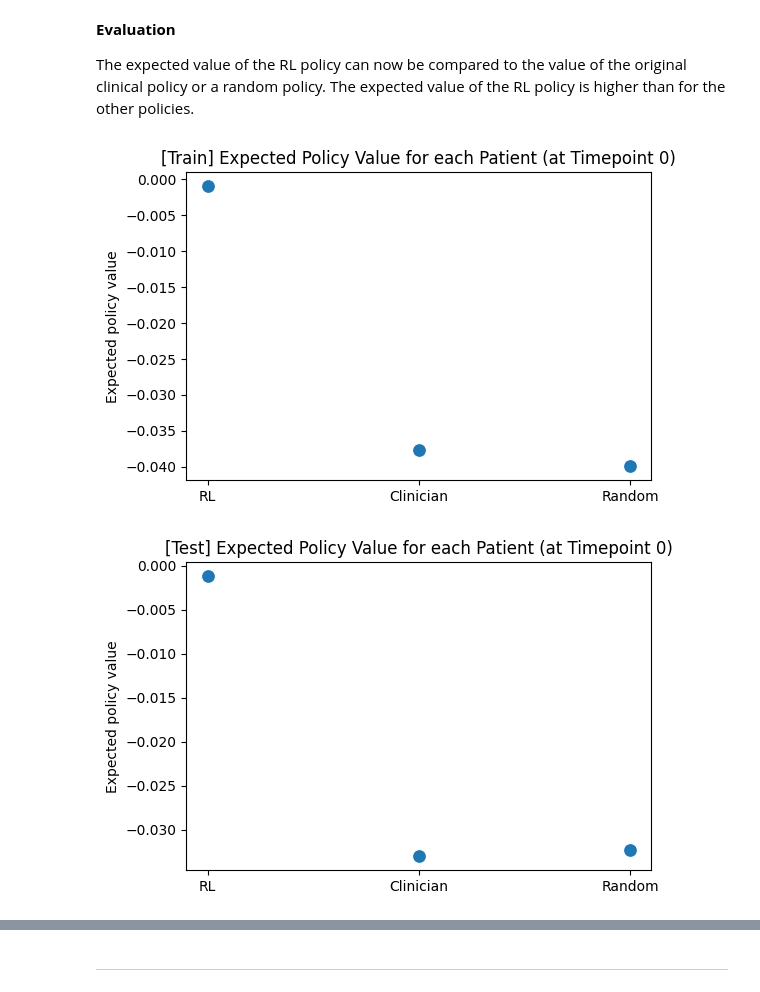
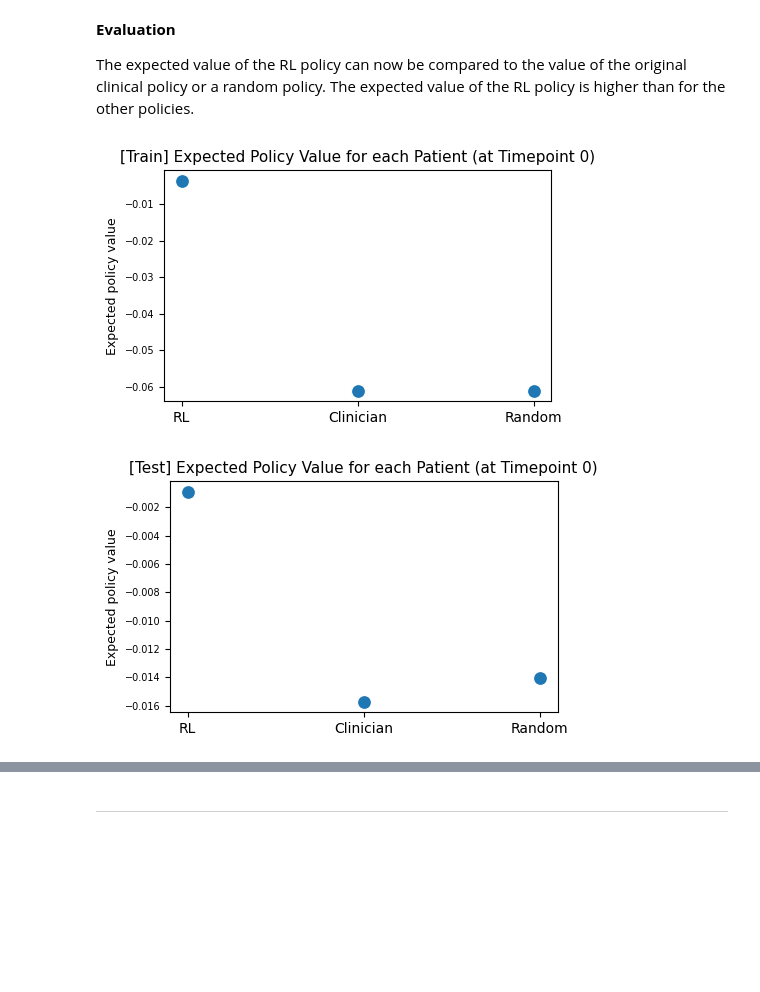
Before and after one commit to RuoqingEvelineWang/CS5446, a Jupyter notebook: notebooks/Clare-Hypotension.ipynb, the cells around one changed output, grey strips where cells are left out. Cells and saved outputs as stored; diff of their text form; code cells hidden in the pictures; blank space fills up the shorter version.

Commit message:
Update training

```diff
--- a/notebooks/Clare-Hypotension.ipynb
+++ b/notebooks/Clare-Hypotension.ipynb
@@ -100,7 +100,7 @@ np.random.seed(seed)
 
 train_ratio = 0.8
 num_train_samples = int(num_patients * train_ratio)
-train_ids = np.random.choice(num_patients, num_train_samples)
+train_ids = np.random.choice(num_patients, num_train_samples, replace=False)
 print(f'Number of patients in train data: {len(train_ids)}')
 
 train_df = df[df["id"].isin(train_ids)].reset_index(drop=True)
@@ -183,7 +183,7 @@ for index, row in X_train.iterrows():
     Q[state_number, action_number] = 0
 
 # parameters
-num_iterations = 300
+num_iterations = 100
 step_size = 0.1
 gamma = 0.99
 diff_tracker = np.zeros((num_iterations, 1))
@@ -225,33 +217,34 @@ The expected value of the RL policy can now be compared to the value of the orig
 # %%
 # evaluation on training data
 Q_RL = 0
 Q_random = 0
 Q_clinician = 0
 
 for index, row in X_train.iterrows():
     if row["hour"] == 0:
         # rl policy
         Q_RL += np.nanmax(Q[int(row['state_number']), :])
 
         # clinician policy
         Q_clinician += Q[int(row['state_number']), int(row['action_number'])]
 
         # random policy
         h = Q[int(row['state_number']), :]
         h = h[~np.isnan(h)]
         Q_random += h[np.random.choice(h.shape[0], 1)][0]
 
 Q_RL = Q_RL / num_patients
 Q_clinician = Q_clinician / num_patients
 Q_random = Q_random / num_patients
 
-plt.figure(figsize=(6, 4))
+plt.figure(figsize=(5, 3))
 sns.scatterplot(x=['RL', 'Clinician', 'Random'], y=[Q_RL, Q_clinician, Q_random], markers='s', s=100)
-plt.ylabel('Expected policy value')
-plt.title('[Train] Expected Policy Value for each Patient (at Timepoint 0)')
+plt.ylabel('Expected policy value', size=9)
+plt.title('[Train] Expected Policy Value for each Patient (at Timepoint 0)', size=11)
+plt.tick_params(axis="y", labelsize=7)
 plt.show()
 # %% [output]
-[figure, old version]
+[figure, new version]
 # %%
 # normalize the test data
 test_df_state = test_df[state_columns]
@@ -290,13 +283,14 @@ Q_RL = Q_RL / num_patients
 Q_clinician = Q_clinician / num_patients
 Q_random = Q_random / num_patients
 
-plt.figure(figsize=(6, 4))
+plt.figure(figsize=(5, 3))
 sns.scatterplot(x=['RL', 'Clinician', 'Random'], y=[Q_RL, Q_clinician, Q_random], markers='s', s=100)
-plt.ylabel('Expected policy value')
-plt.title('[Test] Expected Policy Value for each Patient (at Timepoint 0)')
+plt.ylabel('Expected policy value', size=9)
+plt.title('[Test] Expected Policy Value for each Patient (at Timepoint 0)', size=11)
+plt.tick_params(axis='y', labelsize=7)
 plt.show()
 # %% [output]
-[figure, old version]
+[figure, new version]
 # %%
 # MAP values for each action taken (test data)
 df_boxplot_RF = X_test[['MAP']]
```
Also changed, not shown: parts of 27 cells of this notebook.
